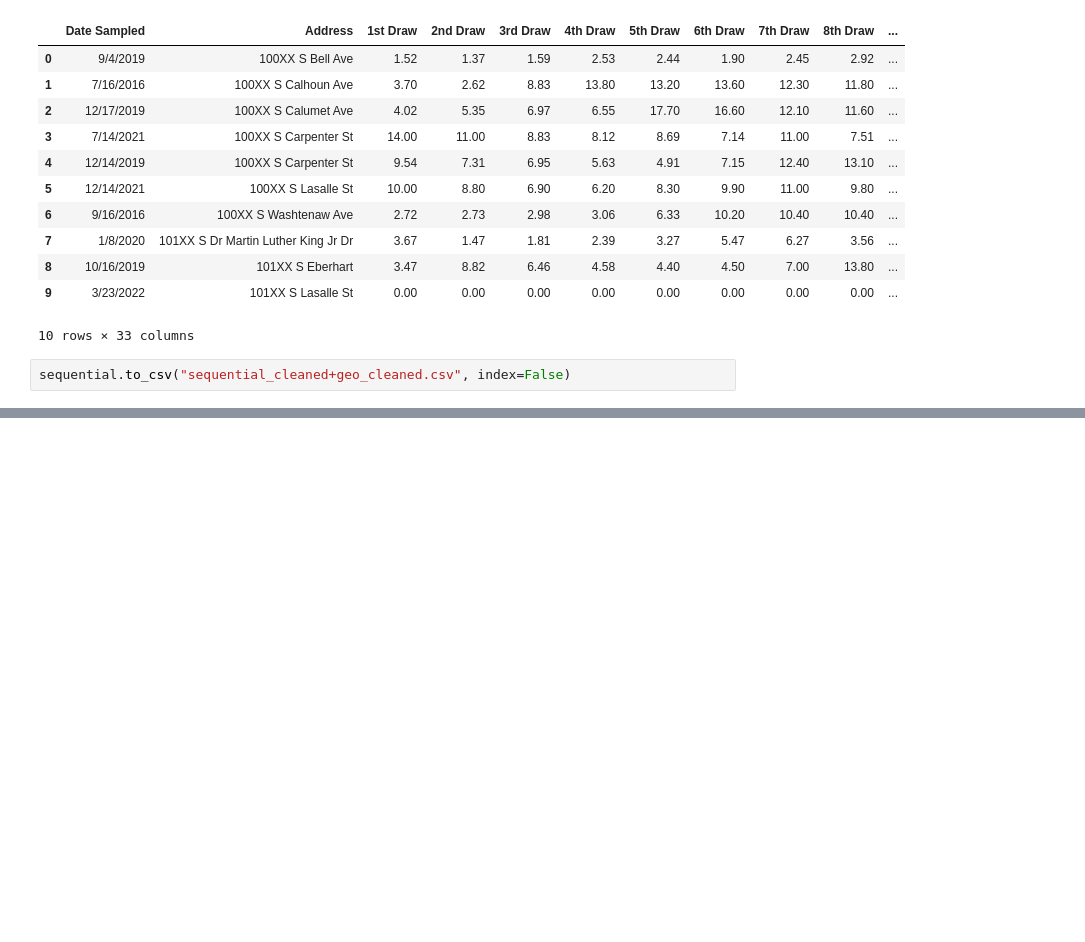
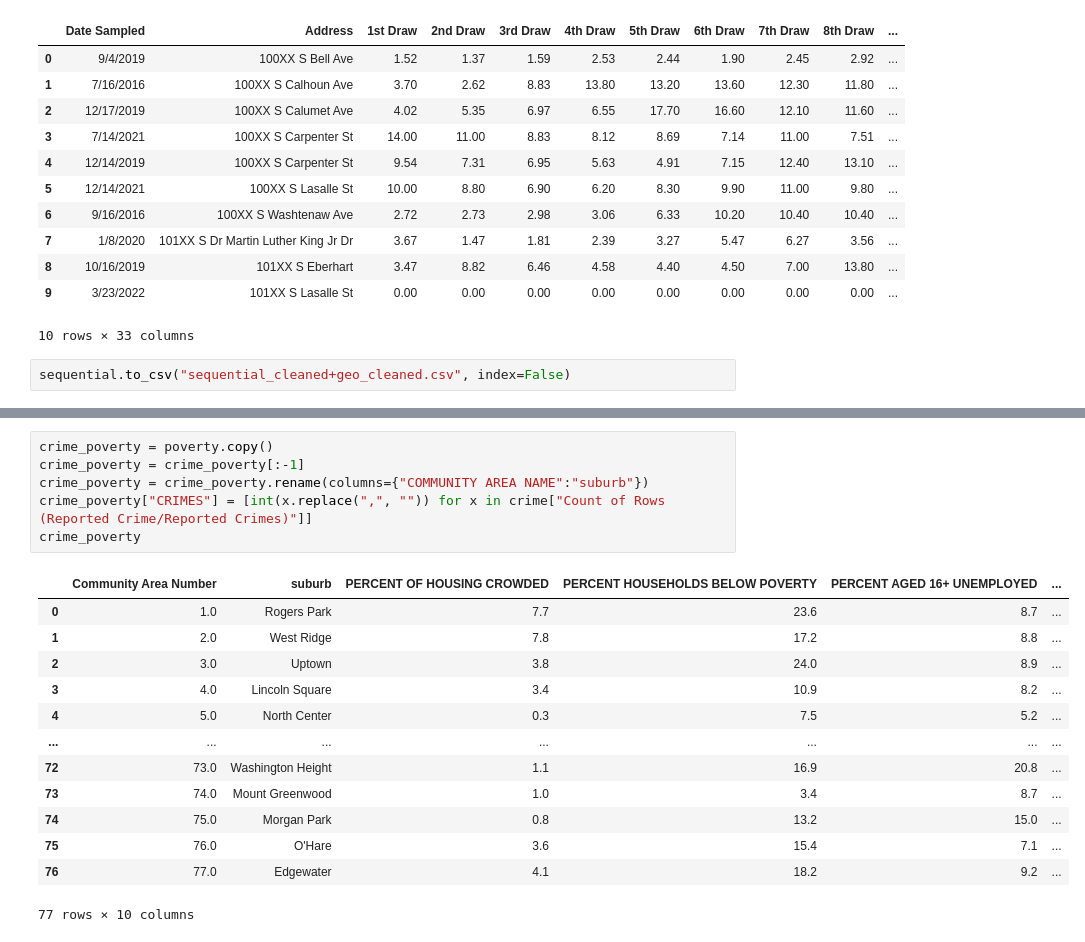
Before and after one commit to Environmental-Research-Group/data_analysis_22_23, a Jupyter notebook: kevinlin/intro.ipynb, the cells around one changed output, grey strips where cells are left out. Cells and saved outputs as stored; diff of their text form; blank space fills up the shorter version.

```diff
--- a/kevinlin/intro.ipynb
+++ b/kevinlin/intro.ipynb
@@ -234,0 +274,20 @@ sequential.to_csv("sequential_cleaned+geo_cleaned.csv", index=False)
+# %%
+crime_poverty = poverty.copy()
+crime_poverty = crime_poverty[:-1]
+crime_poverty = crime_poverty.rename(columns={"COMMUNITY AREA NAME":"suburb"})
+crime_poverty["CRIMES"] = [int(x.replace(",", "")) for x in crime["Count of Rows (Reported Crime/Reported Crimes)"]]
+crime_poverty
+# %% [output]
+|  | Community Area Number | suburb | PERCENT OF HOUSING CROWDED | PERCENT HOUSEHOLDS BELOW POVERTY | PERCENT AGED 16+ UNEMPLOYED | ... |
+| 0 | 1.0 | Rogers Park | 7.7 | 23.6 | 8.7 | ... |
+| 1 | 2.0 | West Ridge | 7.8 | 17.2 | 8.8 | ... |
+| 2 | 3.0 | Uptown | 3.8 | 24.0 | 8.9 | ... |
+| 3 | 4.0 | Lincoln Square | 3.4 | 10.9 | 8.2 | ... |
+| 4 | 5.0 | North Center | 0.3 | 7.5 | 5.2 | ... |
+| ... | ... | ... | ... | ... | ... | ... |
+| 72 | 73.0 | Washington Height | 1.1 | 16.9 | 20.8 | ... |
+| 73 | 74.0 | Mount Greenwood | 1.0 | 3.4 | 8.7 | ... |
+| 74 | 75.0 | Morgan Park | 0.8 | 13.2 | 15.0 | ... |
+| 75 | 76.0 | O'Hare | 3.6 | 15.4 | 7.1 | ... |
+| 76 | 77.0 | Edgewater | 4.1 | 18.2 | 9.2 | ... |
+77 rows × 10 columns
```
Also changed, not shown: parts of 6 cells of this notebook, 3 other files.
